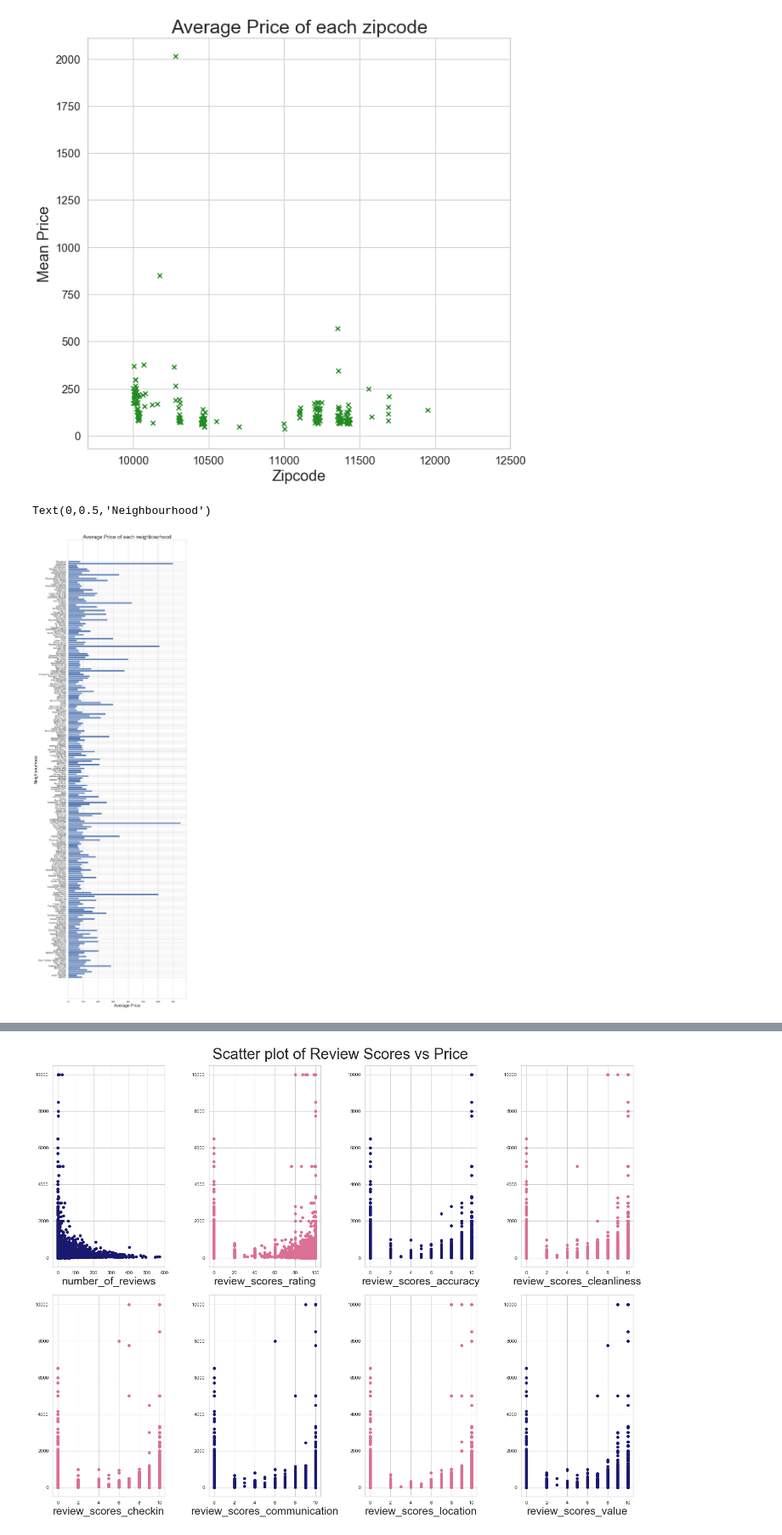
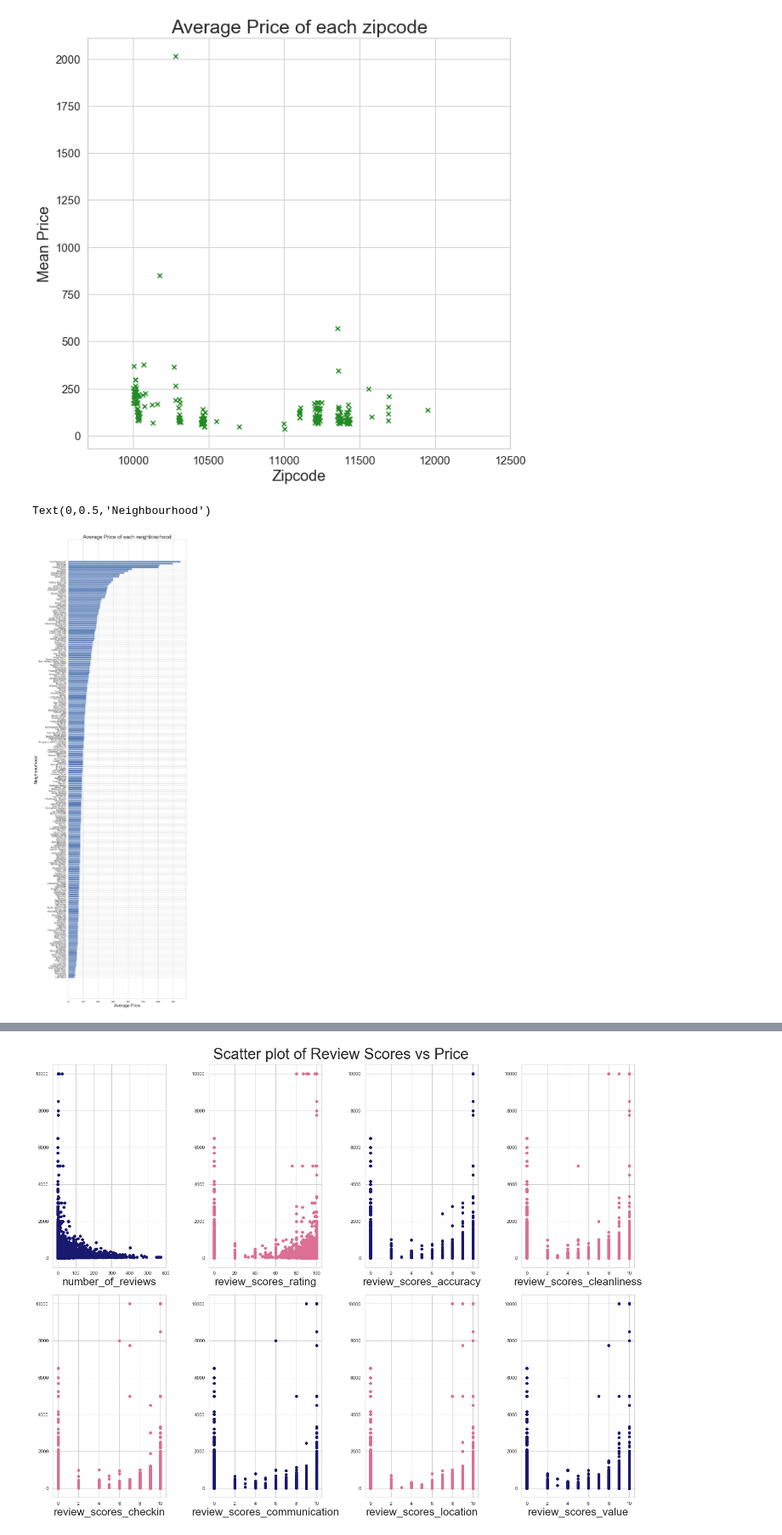
Before and after one commit to kavishashroff/Springboard, a Jupyter notebook: Capstone 1/EDA.ipynb, the cells around one changed output, grey strips where cells are left out. Shown at 85% size. Saved outputs shown, nothing was run; the diff lists cells and outputs as text; code cells hidden in the pictures.

```diff
--- a/Capstone 1/EDA.ipynb
+++ b/Capstone 1/EDA.ipynb
@@ -272,11 +294,13 @@ plt.tick_params(labelsize = 15)
 # %%
 neighbourhood_price=data.groupby('neighbourhood_cleansed')['price'].mean()
 neighbourhood_price=dict(neighbourhood_price)
+nprice_sorted =dict ([(k, neighbourhood_price[k]) for k in sorted(neighbourhood_price, key=neighbourhood_price.get)])
+
 plt.figure(figsize=(10,40))
 plt.title('Average Price of each neighbourhood', fontsize=25)
-plt.barh(list(neighbourhood_price.keys()),list( neighbourhood_price.values()))
+plt.barh(list(nprice_sorted.keys()),list( nprice_sorted.values()))
 plt.xlabel('Average Price', fontsize=20)
 plt.ylabel('Neighbourhood', fontsize=20)
 # %% [output]
 Text(0,0.5,'Neighbourhood')
-[figure, old version]
+[figure, new version]
```
Also changed, not shown: parts of 19 cells of this notebook.
